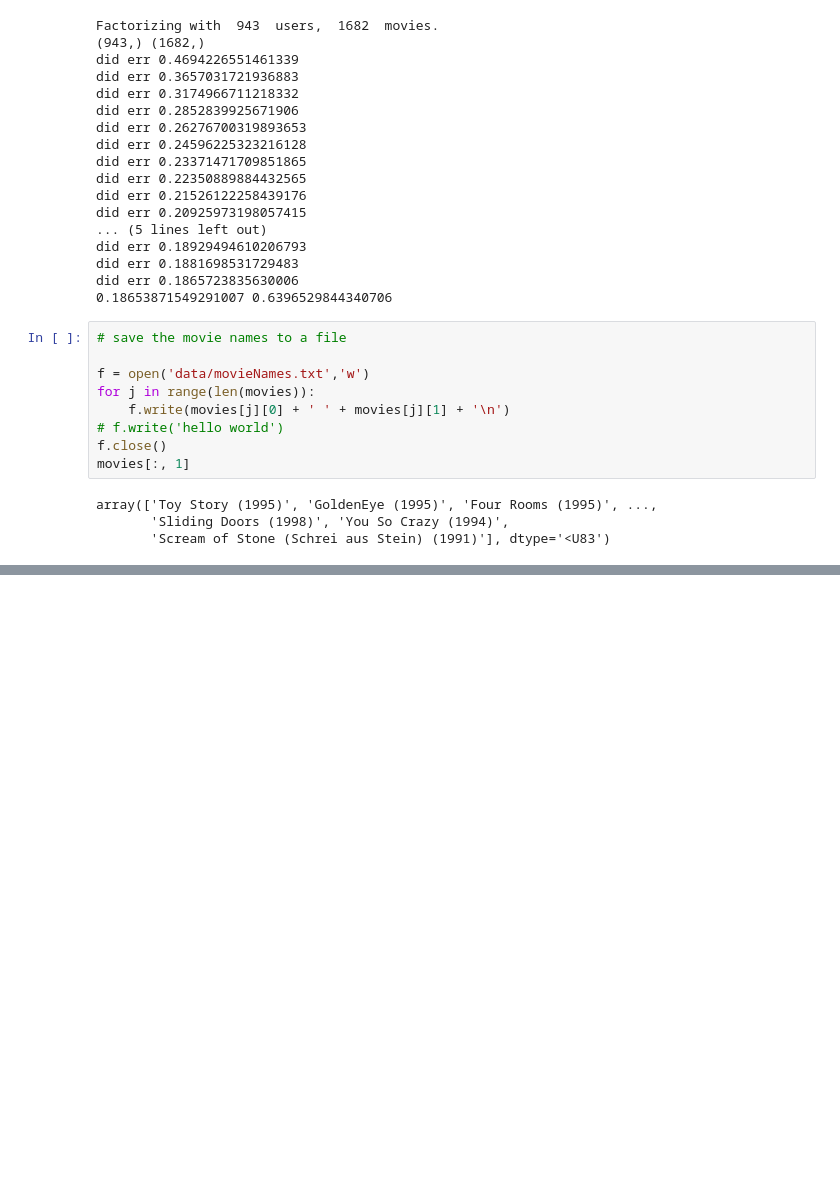
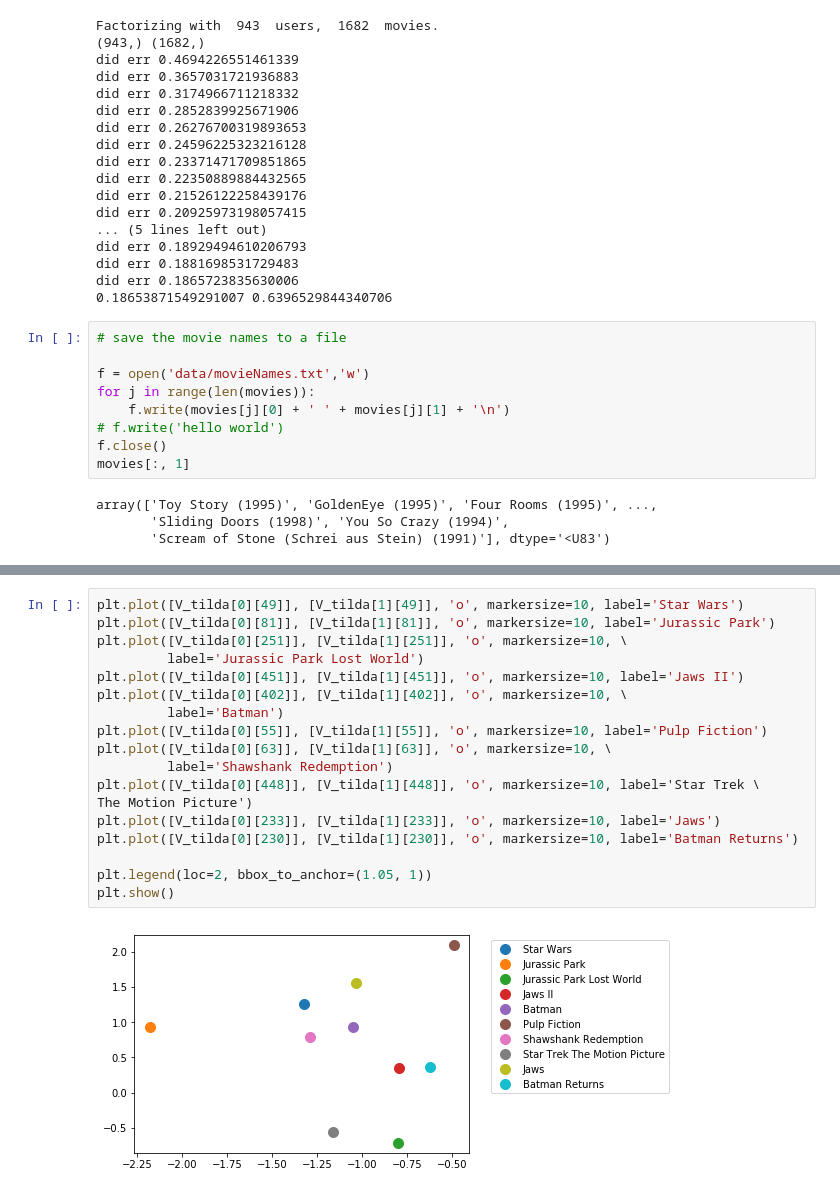
Before and after one commit to reislerjul/-MovieLens-Visualization, a Jupyter notebook: Visualizations-Bias.ipynb, the cells around one changed output, grey strips where cells are left out. Saved outputs shown, nothing was run; the diff lists cells and outputs as text; blank space fills up the shorter version.

```diff
--- a/Visualizations-Bias.ipynb
+++ b/Visualizations-Bias.ipynb
@@ -343,0 +366,20 @@ array(['Toy Story (1995)', 'GoldenEye (1995)', 'Four Rooms (1995)', ...,
+# %%
+plt.plot([V_tilda[0][49]], [V_tilda[1][49]], 'o', markersize=10, label='Star Wars')
+plt.plot([V_tilda[0][81]], [V_tilda[1][81]], 'o', markersize=10, label='Jurassic Park')
+plt.plot([V_tilda[0][251]], [V_tilda[1][251]], 'o', markersize=10, \
+         label='Jurassic Park Lost World')
+plt.plot([V_tilda[0][451]], [V_tilda[1][451]], 'o', markersize=10, label='Jaws II')
+plt.plot([V_tilda[0][402]], [V_tilda[1][402]], 'o', markersize=10, \
+         label='Batman')
+plt.plot([V_tilda[0][55]], [V_tilda[1][55]], 'o', markersize=10, label='Pulp Fiction')
+plt.plot([V_tilda[0][63]], [V_tilda[1][63]], 'o', markersize=10, \
+         label='Shawshank Redemption')
+plt.plot([V_tilda[0][448]], [V_tilda[1][448]], 'o', markersize=10, label='Star Trek \
+The Motion Picture')
+plt.plot([V_tilda[0][233]], [V_tilda[1][233]], 'o', markersize=10, label='Jaws')
+plt.plot([V_tilda[0][230]], [V_tilda[1][230]], 'o', markersize=10, label='Batman Returns')
+
+plt.legend(loc=2, bbox_to_anchor=(1.05, 1))
+plt.show()
+# %% [output]
+[figure, added]
```
Also changed, not shown: parts of 2 cells of this notebook.
